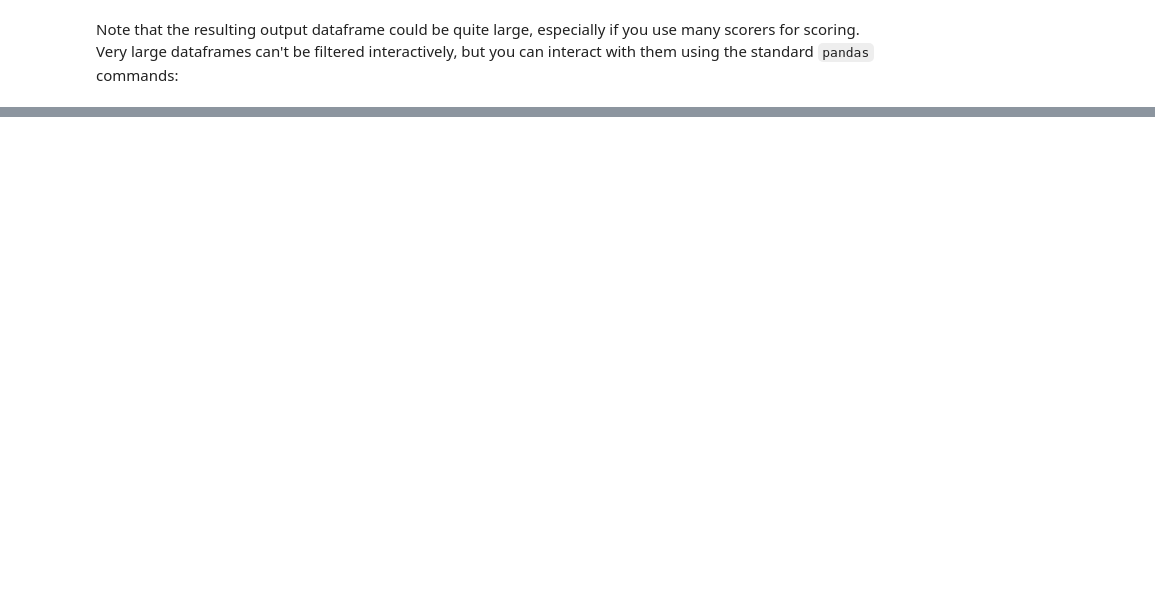
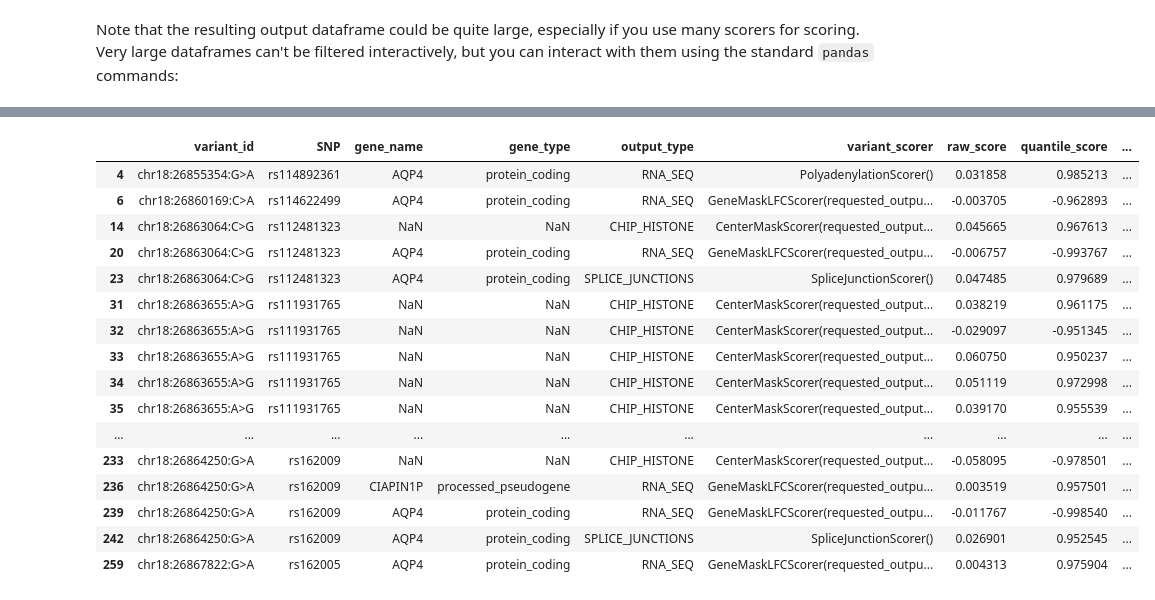
Before and after one commit to SiBeer/Alzheimers-Prediction, a Jupyter notebook: colabs/batch_variant_scoring.ipynb, the cells around one changed output, grey strips where cells are left out. Cells and saved outputs as stored; diff of their text form; code cells hidden in the pictures; blank space fills up the shorter version.

```diff
--- a/colabs/batch_variant_scoring.ipynb
+++ b/colabs/batch_variant_scoring.ipynb
@@ -233,3 +197,5 @@ Processing chunk 1100
+# %%
+df_scores = pd.read_csv('variant_scores_MAF.csv')
 # %% [markdown]
 Note that the resulting output dataframe could be quite large, especially if you
 use many scorers for scoring. Very large dataframes can't be filtered
@@ -262,0 +204,69 @@ df_scores[cols_of_interest]
+# %%
+# Examine just the effects of the variants on T-cells.
+#columns = [c for c in df_scores.columns if c != 'ontology_curie']
+#df_scores[(df_scores['ontology_curie'] == 'CL:0000127')][columns]
+
+df_scores = df_scores.loc[(df_scores['quantile_score'] > 0.95) | (df_scores['quantile_score'] < -0.95)]
+df_scores = df_scores.loc[df_scores['biosample_name'] == 'astrocyte']
+#df_scores = df_scores.loc[df_scores['biosample_name'] == 'brain']
+df_scores['SNP'] = df_scores['variant_id']
+df_scores['Main MAF Population'] = df_scores['variant_id']
+
+df_scores = df_scores.replace({"SNP":
+    {'chr18:26855354:G>A': 'rs114892361',
+     'chr18:26860169:C>A': 'rs114622499',
+     'chr18:26863064:C>G': 'rs112481323',
+     'chr18:26863655:A>G': 'rs111931765',
+     'chr18:26863111:G>A': 'rs77905661',
+     'chr18:26857815:G>A': 'rs73945980',
+     'chr18:26857134:G>A': 'rs73945979',
+     'chr18:26854566:C>G': 'rs73945976',
+     'chr18:26863088:G>A': 'rs72878776',
+     'chr18:26862263:C>T': 'rs72557968',
+     'chr18:26864186:T>C': 'rs12968026',
+     'chr18:26865469:T>C': 'rs3875089',
+     'chr18:26859108:A>G': 'rs335931',
+     'chr18:26864250:G>A': 'rs162009',
+     'chr18:26867822:G>A': 'rs162005',
+     }})
+
+df_scores = df_scores.replace({"Main MAF Population":
+    {'chr18:26855354:G>A': 'African',
+     'chr18:26860169:C>A': 'African',
+     'chr18:26863064:C>G': 'African',
+     'chr18:26863655:A>G': 'African',
+     'chr18:26863111:G>A': 'European, African',
+     'chr18:26857815:G>A': 'African',
+     'chr18:26857134:G>A': 'African',
+     'chr18:26854566:C>G': 'African, Latin American 1',
+     'chr18:26863088:G>A': 'European',
+     'chr18:26862263:C>T': 'South Asian',
+     'chr18:26864186:T>C': 'European',
+     'chr18:26865469:T>C': 'European, African, Latin American 1, South Asian',
+     'chr18:26859108:A>G': 'European, Asian, Latin American',
+     'chr18:26864250:G>A': 'European, African, Latin American, Asian',
+     'chr18:26867822:G>A': 'European, African, Latin American, Asian (ALT > REF)',
+     }})
+
+cols_of_interest = ['variant_id','SNP','gene_name','gene_type','output_type','variant_scorer','raw_score','quantile_score','junction_Start',
+                    'junction_End','transcription_factor','histone_mark','ontology_curie','biosample_name', 'Main MAF Population']
+df_scores[cols_of_interest]
+#df_scores
+# %% [output]
+|  | variant_id | SNP | gene_name | gene_type | output_type | variant_scorer | raw_score | quantile_score | ... |
+| 4 | chr18:26855354:G>A | rs114892361 | AQP4 | protein_coding | RNA_SEQ | PolyadenylationScorer() | 0.031858 | 0.985213 | ... |
+| 6 | chr18:26860169:C>A | rs114622499 | AQP4 | protein_coding | RNA_SEQ | GeneMaskLFCScorer(requested_outpu... | -0.003705 | -0.962893 | ... |
+| 14 | chr18:26863064:C>G | rs112481323 | NaN | NaN | CHIP_HISTONE | CenterMaskScorer(requested_output... | 0.045665 | 0.967613 | ... |
+| 20 | chr18:26863064:C>G | rs112481323 | AQP4 | protein_coding | RNA_SEQ | GeneMaskLFCScorer(requested_outpu... | -0.006757 | -0.993767 | ... |
+| 23 | chr18:26863064:C>G | rs112481323 | AQP4 | protein_coding | SPLICE_JUNCTIONS | SpliceJunctionScorer() | 0.047485 | 0.979689 | ... |
+| 31 | chr18:26863655:A>G | rs111931765 | NaN | NaN | CHIP_HISTONE | CenterMaskScorer(requested_output... | 0.038219 | 0.961175 | ... |
+| 32 | chr18:26863655:A>G | rs111931765 | NaN | NaN | CHIP_HISTONE | CenterMaskScorer(requested_output... | -0.029097 | -0.951345 | ... |
+| 33 | chr18:26863655:A>G | rs111931765 | NaN | NaN | CHIP_HISTONE | CenterMaskScorer(requested_output... | 0.060750 | 0.950237 | ... |
+| 34 | chr18:26863655:A>G | rs111931765 | NaN | NaN | CHIP_HISTONE | CenterMaskScorer(requested_output... | 0.051119 | 0.972998 | ... |
+| 35 | chr18:26863655:A>G | rs111931765 | NaN | NaN | CHIP_HISTONE | CenterMaskScorer(requested_output... | 0.039170 | 0.955539 | ... |
+| ... | ... | ... | ... | ... | ... | ... | ... | ... | ... |
+| 233 | chr18:26864250:G>A | rs162009 | NaN | NaN | CHIP_HISTONE | CenterMaskScorer(requested_output... | -0.058095 | -0.978501 | ... |
+| 236 | chr18:26864250:G>A | rs162009 | CIAPIN1P | processed_pseudogene | RNA_SEQ | GeneMaskLFCScorer(requested_outpu... | 0.003519 | 0.957501 | ... |
+| 239 | chr18:26864250:G>A | rs162009 | AQP4 | protein_coding | RNA_SEQ | GeneMaskLFCScorer(requested_outpu... | -0.011767 | -0.998540 | ... |
+| 242 | chr18:26864250:G>A | rs162009 | AQP4 | protein_coding | SPLICE_JUNCTIONS | SpliceJunctionScorer() | 0.026901 | 0.952545 | ... |
+| 259 | chr18:26867822:G>A | rs162005 | AQP4 | protein_coding | RNA_SEQ | GeneMaskLFCScorer(requested_outpu... | 0.004313 | 0.975904 | ... |
```
Also changed, not shown: parts of 4 cells of this notebook.
